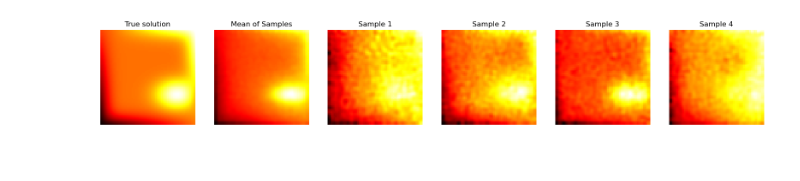
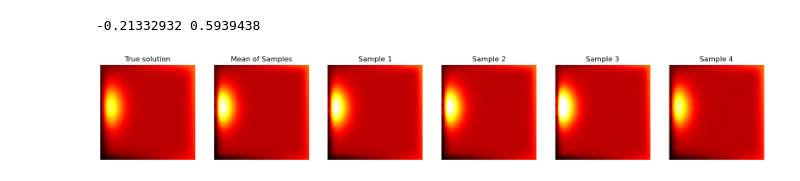
Before and after one commit to cmt-dtu-energy/dynamical-pde-diffusion, a Jupyter notebook: notebooks/05_test_new_architecture.ipynb, the cells around one changed output. Saved outputs shown, nothing was run; the diff lists cells and outputs as text; code cells hidden in the pictures.

```diff
--- a/notebooks/05_test_new_architecture.ipynb
+++ b/notebooks/05_test_new_architecture.ipynb
@@ -523,11 +569,18 @@ with h5py.File(val_path, "r") as f:
     val_t_steps = f["t_steps"][:]
     val_labels = f["labels"][:]
 # %%
-sample_idx = 0
+sample_idx = 4
 t0_idx = 0
-tf_idx = 1
+tf_idx = 3
 
 X = val_data[sample_idx, :, :, :, t0_idx]
 Y = val_data[sample_idx, :, :, :, tf_idx]
 T = val_t_steps[tf_idx] - val_t_steps[t0_idx]
 alpha = val_labels[sample_idx]
+
+fig, axs = plt.subplots(1, 2, figsize=(8, 4))
+axs[0].imshow(X[0], cmap='hot')
+axs[0].set_title('Initial Condition X')
+axs[1].imshow(Y[0], cmap='hot')
+axs[1].set_title('Final Condition Y')
+plt.show()
@@ -546,7 +592,7 @@ sample_shape = (32, 1, 64, 64)
 generator = torch.Generator().manual_seed(0)
 
 interior_u = 0.0
-boundary_u = 0.0
+boundary_u = 0.2
 
 boundary_obs_u = dpde.validation.random_boundary_mask(sample_shape[2], sample_shape[3], frac_obs=boundary_u)
 interior_obs_u = dpde.validation.random_interior_mask(sample_shape[2], sample_shape[3], frac_obs=interior_u)
@@ -563,13 +605,13 @@ obs_u = torch.tensor(Y)
 dx = 1. / (X.shape[-1]-1)
 ch_a = 1
 
-zeta_u = 1.0
-zeta_pde = 1.0
+zeta_u = 10.0 #5.0
+zeta_pde = 5.0 #5.0
 
-num_steps = 50
+num_steps = 40
 
 t_cond = torch.ones(sample_shape[0]) * T
-alpha_cond = torch.ones_like(t_cond) * alpha
+alpha_cond = torch.ones_like(t_cond) * alpha.item()
 labels = torch.stack([t_cond, alpha_cond], dim=-1)
 
 loss_fn_kwargs = {
@@ -583,7 +625,7 @@ loss_fn_kwargs = {
 torch.backends.cudnn.conv.fp32_precision = 'tf32'
 
 #for i in range(10):
-samples, losses = edm_sampler(
+samples, losses = edm_sampler2(
     net=edm,
     device=device,
     sample_shape=sample_shape,
@@ -599,4 +641,17 @@ samples, losses = edm_sampler(
 )
 samples = samples.numpy()
 print(f"Final total loss: {losses[-1, -1]:.4f}")
+
+fig, axs = plt.subplots(1, 2, figsize=(12, 5))
+axs[0].plot(losses[:, :2])
+axs[0].set(xlabel='sampling step', ylabel='loss', title="Losses During Sampling")
+axs[0].grid()
+axs[1].plot(losses[:, 2])
+axs[1].set(xlabel='sampling step', ylabel='combined loss', title="Combined Loss During Sampling")
+axs[1].grid()
+for i in range(2):
+    temp_min, temp_max = axs[i].get_ylim()
+    axs[i].vlines(0.8 * num_steps, ymin=temp_min, ymax=temp_max, color='red', linestyle='--')
+axs[0].legend(['obs_u', 'pde', 'obs weight drop ($\\times 0.1$)'])
+plt.show()
 # %% [output]
@@ -621,17 +662,20 @@ mean = np.mean(samples, axis=0).squeeze()
 
 mse = np.mean((samples - Y[np.newaxis, ...])**2, axis=0).squeeze()
 # %%
+vmin, vmax = min(np.min(mean), np.min(mse)), max(np.max(mean), np.max(mse))
+print(vmin, vmax)
 fig, axs = plt.subplots(1, 6, figsize=(20, 5))
-axs[0].imshow(Y[0], cmap='hot')
+axs[0].imshow(Y[0], cmap='hot', vmin=vmin, vmax=vmax)
 axs[0].set(title="True solution")
-axs[1].imshow(mean, cmap='hot')
+axs[1].imshow(mean, cmap='hot', vmin=vmin, vmax=vmax)
 axs[1].set(title="Mean of Samples")
 for i in range(4):
-    axs[i+2].imshow(samples[i, 0], cmap='hot')
+    axs[i+2].imshow(samples[i, 0], cmap='hot', vmin=vmin, vmax=vmax)
     axs[i+2].set(title=f"Sample {i+1}")
 for ax in axs.flat:
     ax.axis('off')
 plt.show()
 # %% [output]
+-0.21332932 0.5939438
-[figure, old version]
+[figure, new version]
 # %%
```
Also changed, not shown: parts of 17 cells of this notebook, 24 other files.
